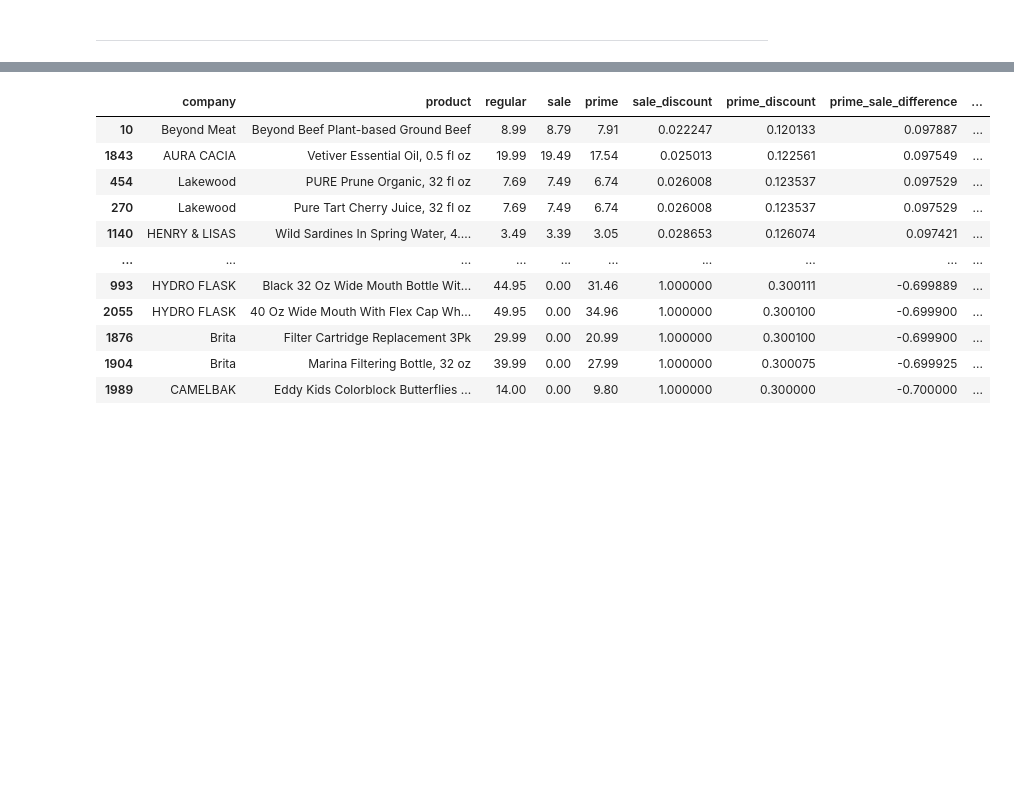
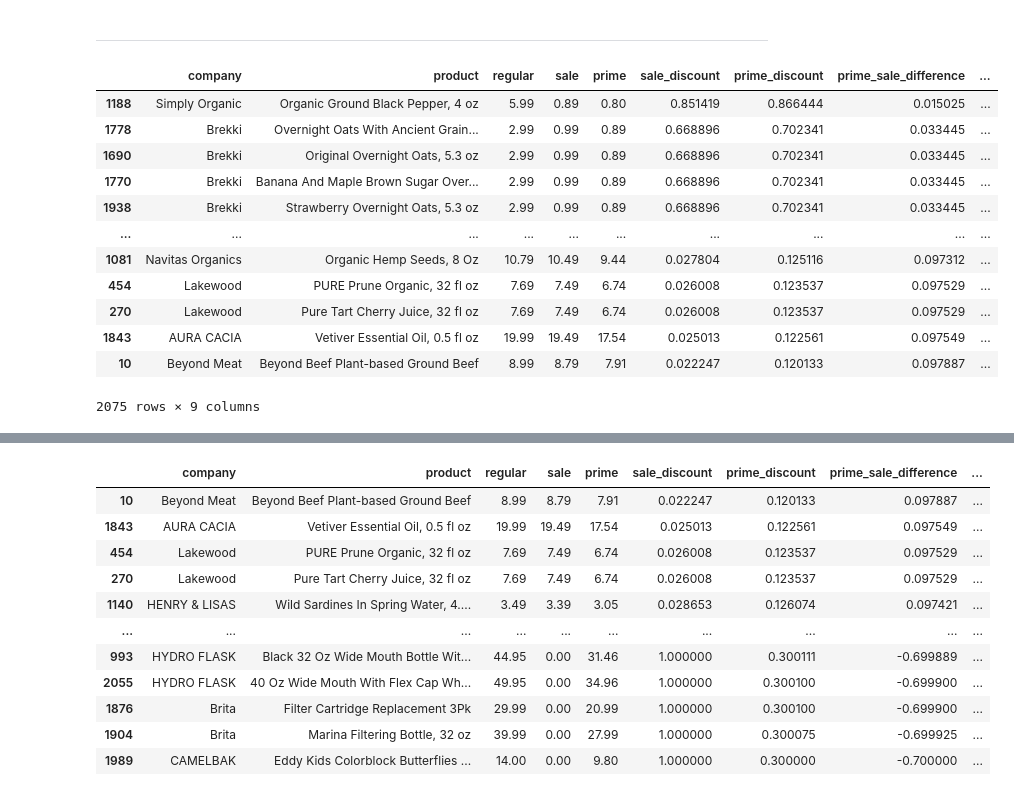
Before and after one commit to YoussefSultan/WholeFoods-Datascraping-Project-Deployment, a Jupyter notebook: wholefoodsproject.ipynb, the cells around one changed output, grey strips where cells are left out. Saved outputs shown, nothing was run; the diff lists cells and outputs as text; code cells hidden in the pictures; blank space fills up the shorter version.

```diff
--- a/wholefoodsproject.ipynb
+++ b/wholefoodsproject.ipynb
@@ -290,9 +290,9 @@ ix = df[df['sale'].str.contains('¢', na=False)].index
 for i in range(len(ix)):
     df.loc[ix[i]][3] = df.loc[ix[i]][3].replace('¢', '')
 # %%
-df['sale']=df['sale'].str.rstrip('¢') # Strip the cents symbol afterwords
-df['prime']=df['prime'].str.rstrip('¢')
-df['regular']=df['regular'].str.rstrip('¢')
+df['sale']=df['sale'].replace('¢', '') # Strip the cents symbol afterwords
+df['prime']=df['prime'].replace('¢', '')
+df['regular']=df['regular'].replace('¢', '')
 # %%
 df["regular"] = pd.to_numeric(df["regular"]) # change columns to numeric for visualization
 df["sale"] = pd.to_numeric(df["sale"])
@@ -306,5 +306,21 @@ df['prime_sale_difference'] = df['prime_discount'] - df['sale_discount'] # creat
 df['discount_bins'] = pd.cut(df.prime_discount, [0,.25,.50,.75, 1], labels=['0% to 25%', '25% to 50%', '50% to 75%', '75% or more'])
 # %%
 df = df.sort_values(by='prime_discount', ascending=False) # sort by difference
+# %%
+df
+# %% [output]
+|  | company | product | regular | sale | prime | sale_discount | prime_discount | prime_sale_difference | ... |
+| 1188 | Simply Organic | Organic Ground Black Pepper, 4 oz | 5.99 | 0.89 | 0.80 | 0.851419 | 0.866444 | 0.015025 | ... |
+| 1778 | Brekki | Overnight Oats With Ancient Grain... | 2.99 | 0.99 | 0.89 | 0.668896 | 0.702341 | 0.033445 | ... |
+| 1690 | Brekki | Original Overnight Oats, 5.3 oz | 2.99 | 0.99 | 0.89 | 0.668896 | 0.702341 | 0.033445 | ... |
+| 1770 | Brekki | Banana And Maple Brown Sugar Over... | 2.99 | 0.99 | 0.89 | 0.668896 | 0.702341 | 0.033445 | ... |
+| 1938 | Brekki | Strawberry Overnight Oats, 5.3 oz | 2.99 | 0.99 | 0.89 | 0.668896 | 0.702341 | 0.033445 | ... |
+| ... | ... | ... | ... | ... | ... | ... | ... | ... | ... |
+| 1081 | Navitas Organics | Organic Hemp Seeds, 8 Oz | 10.79 | 10.49 | 9.44 | 0.027804 | 0.125116 | 0.097312 | ... |
+| 454 | Lakewood | PURE Prune Organic, 32 fl oz | 7.69 | 7.49 | 6.74 | 0.026008 | 0.123537 | 0.097529 | ... |
+| 270 | Lakewood | Pure Tart Cherry Juice, 32 fl oz | 7.69 | 7.49 | 6.74 | 0.026008 | 0.123537 | 0.097529 | ... |
+| 1843 | AURA CACIA | Vetiver Essential Oil, 0.5 fl oz | 19.99 | 19.49 | 17.54 | 0.025013 | 0.122561 | 0.097549 | ... |
+| 10 | Beyond Meat | Beyond Beef Plant-based Ground Beef | 8.99 | 8.79 | 7.91 | 0.022247 | 0.120133 | 0.097887 | ... |
+2075 rows × 9 columns
 # %%
 df.head(500) # check
```
Also changed, not shown: parts of 2 cells of this notebook.
